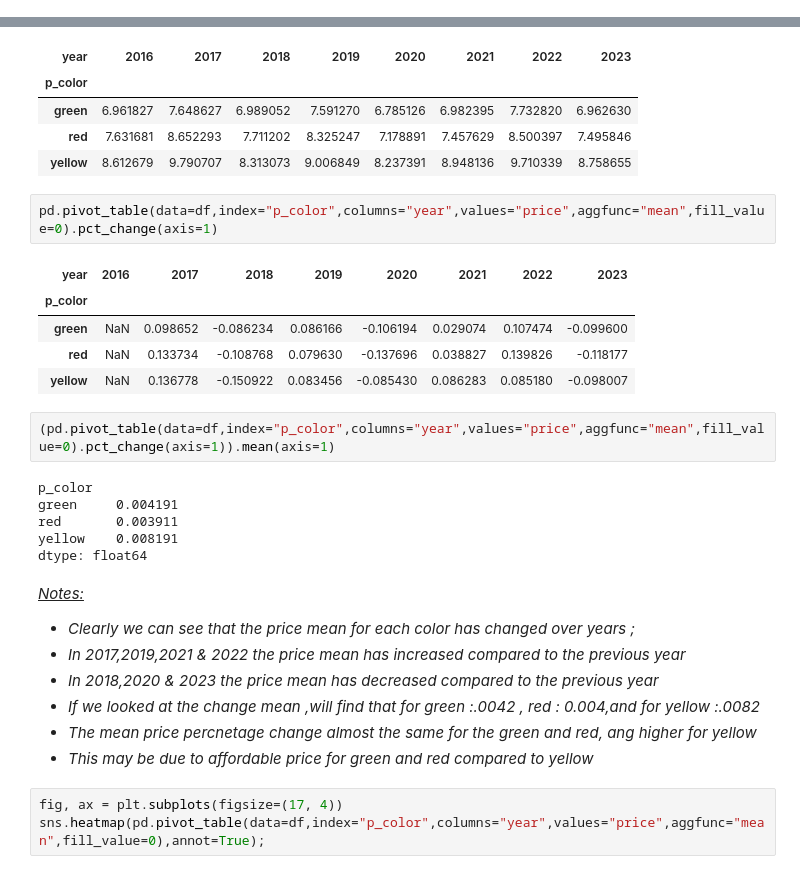
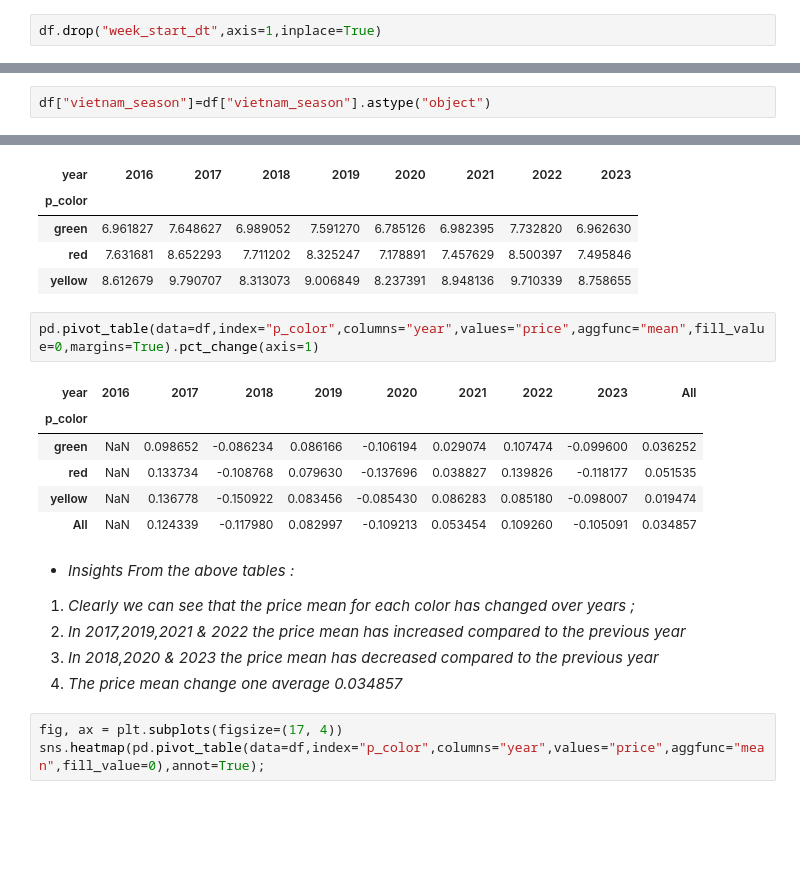
Before and after one commit to omar-ammar0/Intern_Final_Project, a Jupyter notebook: notebooks/Data_Cleaning/Task_1.ipynb, the cells around one changed output, grey strips where cells are left out. Saved outputs shown, nothing was run; the diff lists cells and outputs as text; blank space fills up the shorter version.

```diff
--- a/notebooks/Data_Cleaning/Task_1.ipynb
+++ b/notebooks/Data_Cleaning/Task_1.ipynb
@@ -116,3 +205,5 @@ pd.DataFrame(df.describe().T)
+# %%
+df.drop("week_start_dt",axis=1,inplace=True)
 # %%
 for col in df:
     if col in ["week_end_dt"]:
@@ -120,3 +211,5 @@ for col in df:
         df["year"]=df[col].dt.year
         df["month"]=df[col].dt.month
         df["week"]=df[col].dt.strftime('%U').astype(int) + 1
+# %%
+df["vietnam_season"]=df["vietnam_season"].astype("object")
@@ -129,29 +261,20 @@ pd.pivot_table(data=df,index="p_color",columns="year",values="price",aggfunc="me
 | red | 7.631681 | 8.652293 | 7.711202 | 8.325247 | 7.178891 | 7.457629 | 8.500397 | 7.495846 |
 | yellow | 8.612679 | 9.790707 | 8.313073 | 9.006849 | 8.237391 | 8.948136 | 9.710339 | 8.758655 |
 # %%
-pd.pivot_table(data=df,index="p_color",columns="year",values="price",aggfunc="mean",fill_value=0).pct_change(axis=1)
+pd.pivot_table(data=df,index="p_color",columns="year",values="price",aggfunc="mean",fill_value=0,margins=True).pct_change(axis=1)
 # %% [output]
-| year | 2016 | 2017 | 2018 | 2019 | 2020 | 2021 | 2022 | 2023 |
-| p_color |  |  |  |  |  |  |  |  |
-| green | NaN | 0.098652 | -0.086234 | 0.086166 | -0.106194 | 0.029074 | 0.107474 | -0.099600 |
-| red | NaN | 0.133734 | -0.108768 | 0.079630 | -0.137696 | 0.038827 | 0.139826 | -0.118177 |
-| yellow | NaN | 0.136778 | -0.150922 | 0.083456 | -0.085430 | 0.086283 | 0.085180 | -0.098007 |
+| year | 2016 | 2017 | 2018 | 2019 | 2020 | 2021 | 2022 | 2023 | All |
+| p_color |  |  |  |  |  |  |  |  |  |
+| green | NaN | 0.098652 | -0.086234 | 0.086166 | -0.106194 | 0.029074 | 0.107474 | -0.099600 | 0.036252 |
+| red | NaN | 0.133734 | -0.108768 | 0.079630 | -0.137696 | 0.038827 | 0.139826 | -0.118177 | 0.051535 |
+| yellow | NaN | 0.136778 | -0.150922 | 0.083456 | -0.085430 | 0.086283 | 0.085180 | -0.098007 | 0.019474 |
+| All | NaN | 0.124339 | -0.117980 | 0.082997 | -0.109213 | 0.053454 | 0.109260 | -0.105091 | 0.034857 |
-# %%
-(pd.pivot_table(data=df,index="p_color",columns="year",values="price",aggfunc="mean",fill_value=0).pct_change(axis=1)).mean(axis=1)
-# %% [output]
-p_color
-green     0.004191
-red       0.003911
-yellow    0.008191
-dtype: float64
 # %% [markdown]
-<u>*Notes:*</u><br>
-*  *Clearly we can see that the price mean for each color has changed over years ;*<br>
-*  *In 2017,2019,2021 & 2022 the price mean has increased compared to the previous year*<br>
-*  *In 2018,2020 & 2023 the price mean has decreased compared to the previous year*<br>
-*  *If we looked at the change mean ,will find that for green :.0042 , red : 0.004,and for yellow :.0082*<br>
-*  *The mean price percnetage change almost the same for the green and red, ang higher for yellow*<br>
-*  *This may be due to affordable price for green and red compared to yellow*
+* *Insights From the above tables :*</u><br>
+1.  *Clearly we can see that the price mean for each color has changed over years ;*<br>
+2.  *In 2017,2019,2021 & 2022 the price mean has increased compared to the previous year*<br>
+3.  *In 2018,2020 & 2023 the price mean has decreased compared to the previous year*<br>
+4.  *The price mean change one average 0.034857*<br>
 # %%
 fig, ax = plt.subplots(figsize=(17, 4))
 sns.heatmap(pd.pivot_table(data=df,index="p_color",columns="year",values="price",aggfunc="mean",fill_value=0),annot=True);
```
Also changed, not shown: parts of 34 cells of this notebook.
